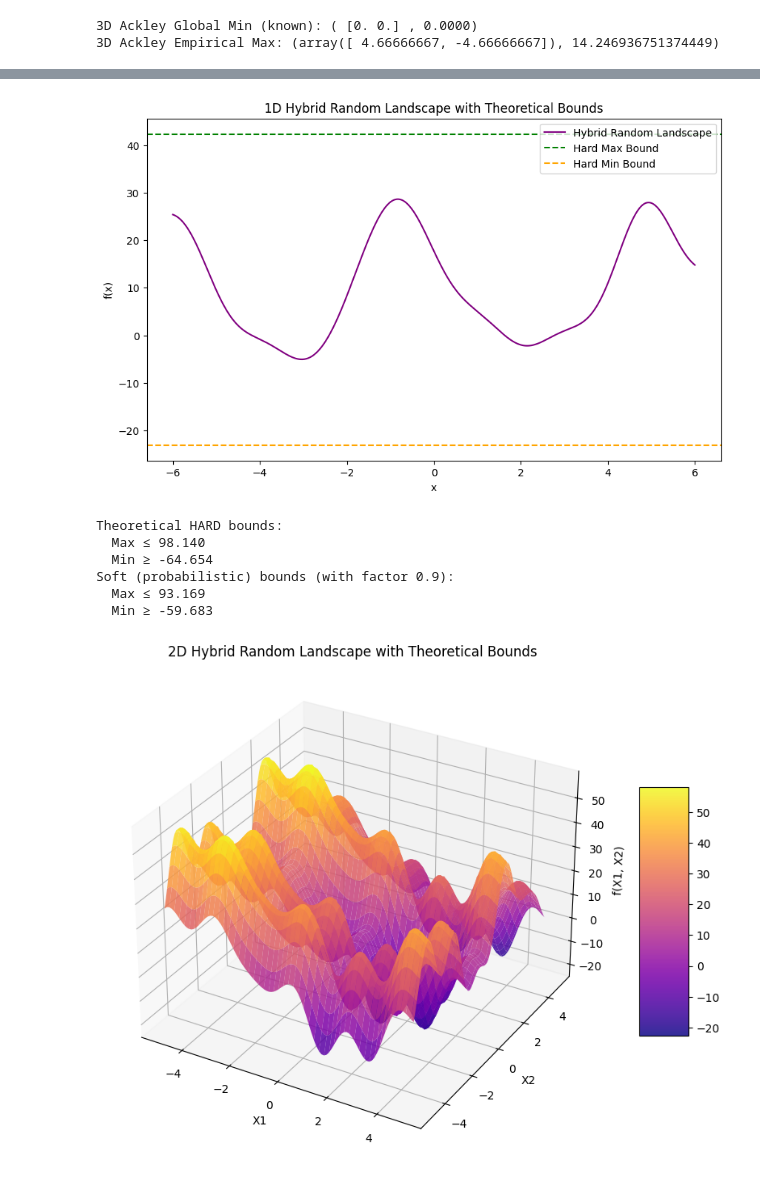
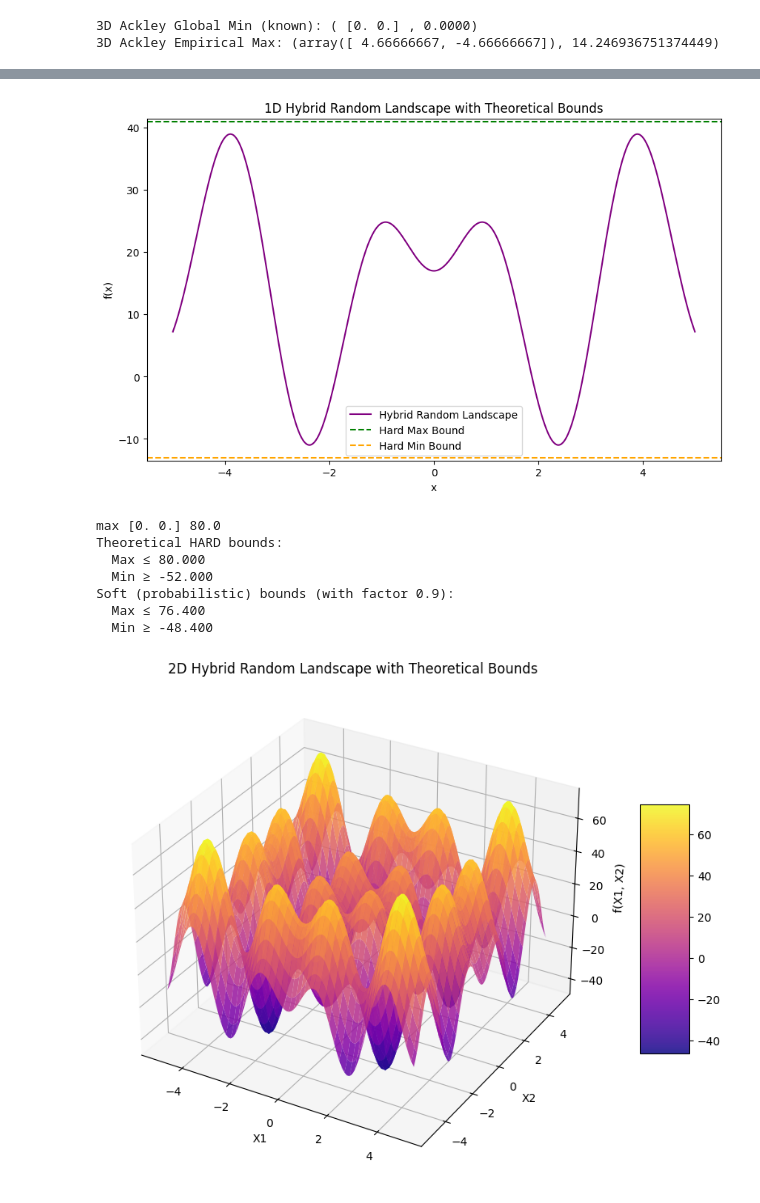
Before and after one commit to Jimvos32/Recurrent-PPO-Jax, a Jupyter notebook: src/tasks/envs/env_notebooks/functions_test.ipynb, the cells around one changed output, grey strips where cells are left out. Drawn from its saved outputs; the diff is of its cells as text; code cells hidden in the pictures.

```diff
--- a/src/tasks/envs/env_notebooks/functions_test.ipynb
+++ b/src/tasks/envs/env_notebooks/functions_test.ipynb
@@ -1133,20 +1141,29 @@ class HybridRandomLandscape:
 
     def _setup(self):
         # Dominant large peak setup
-        self.c = np.random.uniform(5.0, 20.0)
-        self.A0 = np.random.uniform(10.0, 20.0)
-        self.B0 = np.random.uniform(0.5, 1.5, size=(self.action_dim,))
-        self.s0 = np.random.uniform(self.x_range[0], self.x_range[1], size=(self.action_dim,))
+        self.c = np.random.uniform(14.0, 14.0)
+        self.A0 = np.random.uniform(15.0, 15.0)
+        self.B0 = np.random.uniform(1.5, 1.5, size=(self.action_dim,))
+        self.s0 = np.random.uniform(0.0, 0.0, size=(self.action_dim,))
 
         # Small chaotic oscillations
-        self.small_A = np.random.uniform(0.2, 3.0, size=(self.action_dim, self.num_oscillations))
-        self.small_B = np.random.uniform(0.5, 4.0, size=(self.action_dim, self.num_oscillations))
-        self.small_shift = np.random.uniform(self.x_range[0], self.x_range[1], size=(self.action_dim, self.num_oscillations))
-        self.small_phase = np.random.uniform(0, 2 * np.pi, size=(self.action_dim, self.num_oscillations))
+        self.small_A = np.random.uniform(1.2, 1.2, size=(self.action_dim, self.num_oscillations))
+        self.small_B = np.random.uniform(2.5, 2.5, size=(self.action_dim, self.num_oscillations))
+
+        # self.small_A = np.random.uniform(0.2, 3.0, size=(self.action_dim, self.num_oscillations))
+        # self.small_B = np.random.uniform(0.5, 4.0, size=(self.action_dim, self.num_oscillations))
+
+        self.small_shift = np.random.uniform(0.0, 0.0, size=(self.action_dim, self.num_oscillations))
+        self.small_phase = np.random.uniform(np.pi,  np.pi, size=(self.action_dim, self.num_oscillations))
 
         # Theoretical hard bounds (perfect alignment max/min)
         self.hard_max_bound = self.c + self.action_dim * self.A0 + np.sum(self.small_A)
         self.hard_min_bound = self.c - self.action_dim * self.A0 - np.sum(self.small_A)
+
+        self.max_x = self.s0
+        self.max_y = self.c + self.A0 * self.action_dim + np.sum(self.small_A)
+
+        print("max", self.max_x, self.max_y)
 
         # Soft (probabilistic) bounds — scaled smaller oscillations for realism
         self.soft_max_bound = self.c + self.action_dim * self.A0 + self.soft_factor * np.sum(self.small_A)
@@ -1155,6 +1172,7 @@ class HybridRandomLandscape:
     def compute_y(self, x):
         x = np.atleast_2d(x)
         result = np.full(x.shape[0], self.c)
+
 
         # Add large peak
         for i in range(self.action_dim):
@@ -1218,7 +1236,7 @@ class HybridRandomLandscape:
         fig.colorbar(surf, shrink=0.5, aspect=5)
         plt.show()
 # %%
-landscape_1d = HybridRandomLandscape(action_dim=1, x_range=(-6, 6), num_oscillations=10)
+landscape_1d = HybridRandomLandscape(action_dim=1, x_range=(-5, 5), num_oscillations=10)
 landscape_1d.get_bounds()
 landscape_1d.plot_2d()
 
@@ -1236,8 +1255,9 @@ Soft (probabilistic) bounds (with factor 0.9):
-[figure, old version]
+[figure, new version]
+max [0. 0.] 80.0
 Theoretical HARD bounds:
-  Max ≤ 98.140
-  Min ≥ -64.654
+  Max ≤ 80.000
+  Min ≥ -52.000
 Soft (probabilistic) bounds (with factor 0.9):
-  Max ≤ 93.169
-  Min ≥ -59.683
+  Max ≤ 76.400
+  Min ≥ -48.400
-[figure, old version]
+[figure, new version]
```
Also changed, not shown: parts of 9 cells of this notebook, 26 other files.
